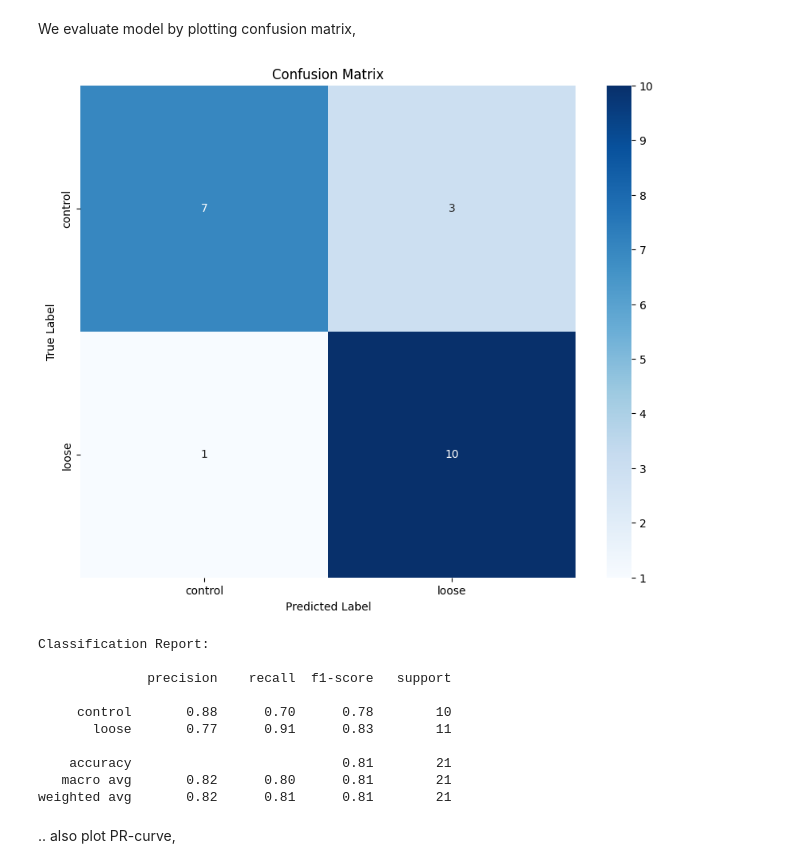
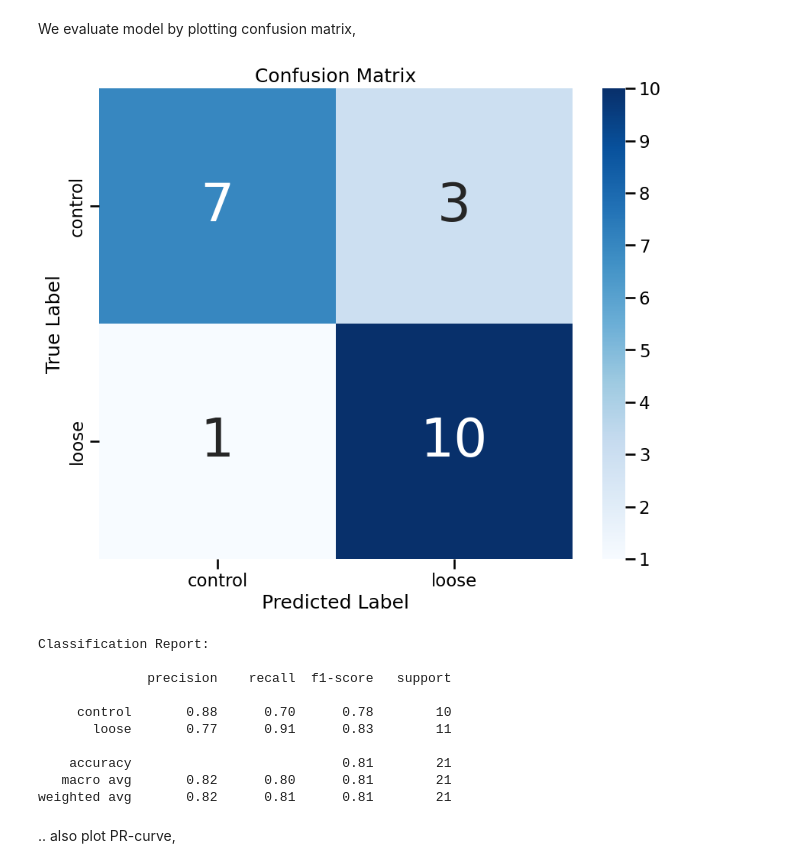
Before and after one commit to nearlyphd/femoral-head-flattening-hybrid-vit-cnn, a Jupyter notebook: notebooks/parallel-vit-cnn-hybrid-loose-hips-mura-pretrained.ipynb, the cells around one changed output. Drawn from its saved outputs; the diff is of its cells as text; code cells hidden in the pictures.

Commit message:
Regenerate output image for the parallel ViT-CNN hybrid hip loosening MURA notebook.

```diff
--- a/notebooks/parallel-vit-cnn-hybrid-loose-hips-mura-pretrained.ipynb
+++ b/notebooks/parallel-vit-cnn-hybrid-loose-hips-mura-pretrained.ipynb
@@ -517,35 +517,35 @@ def plot_confusion_matrix(model, loader, device, class_names):
 
             # Conformer dual-output handling: average the branches for prediction
             out_cnn, out_trans = model(images)
             outputs = (out_cnn + out_trans) / 2
 
             _, preds = torch.max(outputs, 1)
 
             all_preds.extend(preds.cpu().numpy())
             all_labels.extend(labels.cpu().numpy())
 
     # Calculate the matrix
     cm = confusion_matrix(all_labels, all_preds)
 
     # Plotting
     plt.figure(figsize=(10, 8))
     sns.heatmap(cm, annot=True, fmt='d', cmap='Blues',
-                xticklabels=class_names, yticklabels=class_names)
+                xticklabels=class_names, yticklabels=class_names, annot_kws={'size': 50})
     plt.xlabel('Predicted Label')
     plt.ylabel('True Label')
     plt.title('Confusion Matrix')
     plt.show()
 
     # Also print the detailed F1-score/Recall report
     print("\nClassification Report:\n")
     print(classification_report(all_labels, all_preds, target_names=class_names))
 
 # Usage:
 # Get names from the encoder we defined in the Manager class
 class_names = manager.encoder.classes_
 plot_confusion_matrix(model, test_loader, DEVICE, class_names)
 # %% [output]
-[figure, old version]
+[figure, new version]
 Classification Report:
 
               precision    recall  f1-score   support
```
